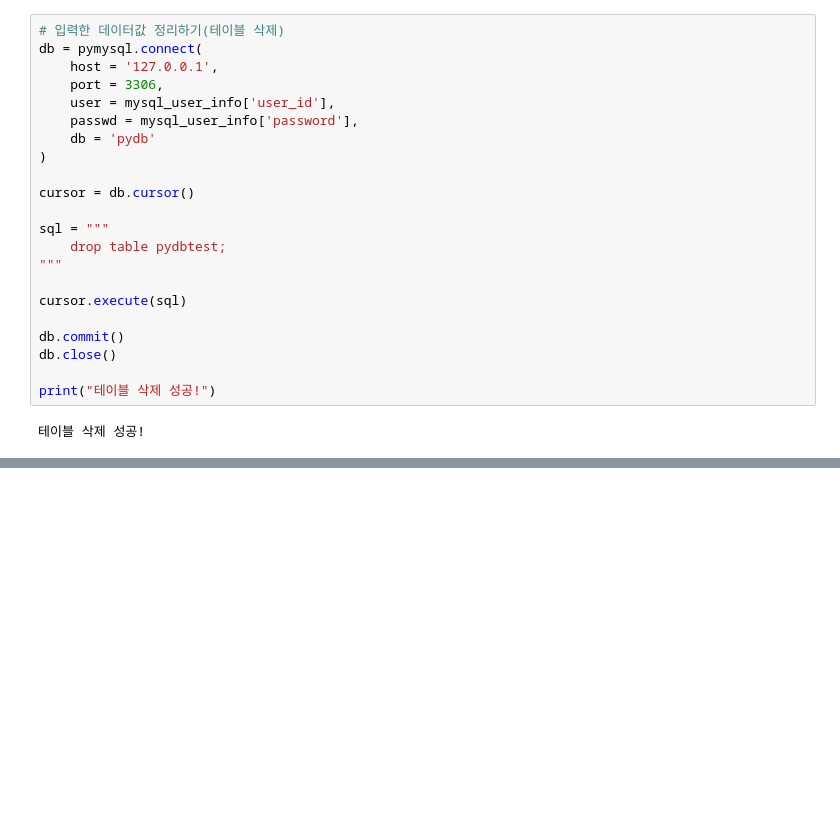
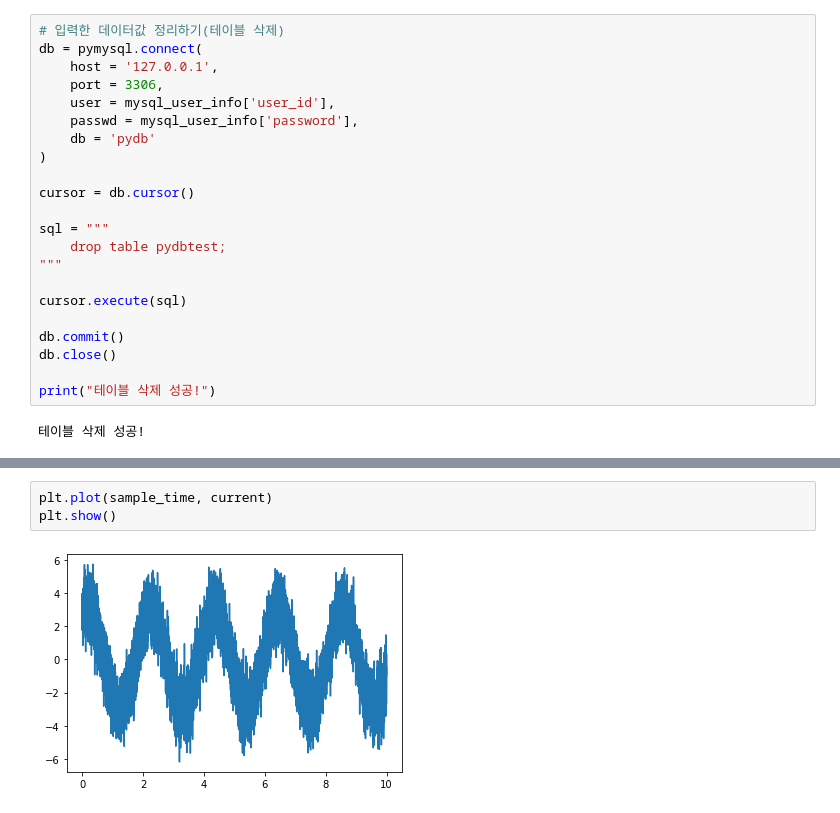
Before and after one commit to hotnick123/PythonWorkshop, a Jupyter notebook: python_mysql.ipynb, the cells around one changed output, grey strips where cells are left out. Drawn from its saved outputs; the diff is of its cells as text; blank space fills up the shorter version.

```diff
--- a/python_mysql.ipynb
+++ b/python_mysql.ipynb
@@ -231,0 +317,5 @@ print("테이블 삭제 성공!")
+# %%
+plt.plot(sample_time, current)
+plt.show()
+# %% [output]
+[figure, added]
```
Also changed, not shown: parts of 13 cells of this notebook.
